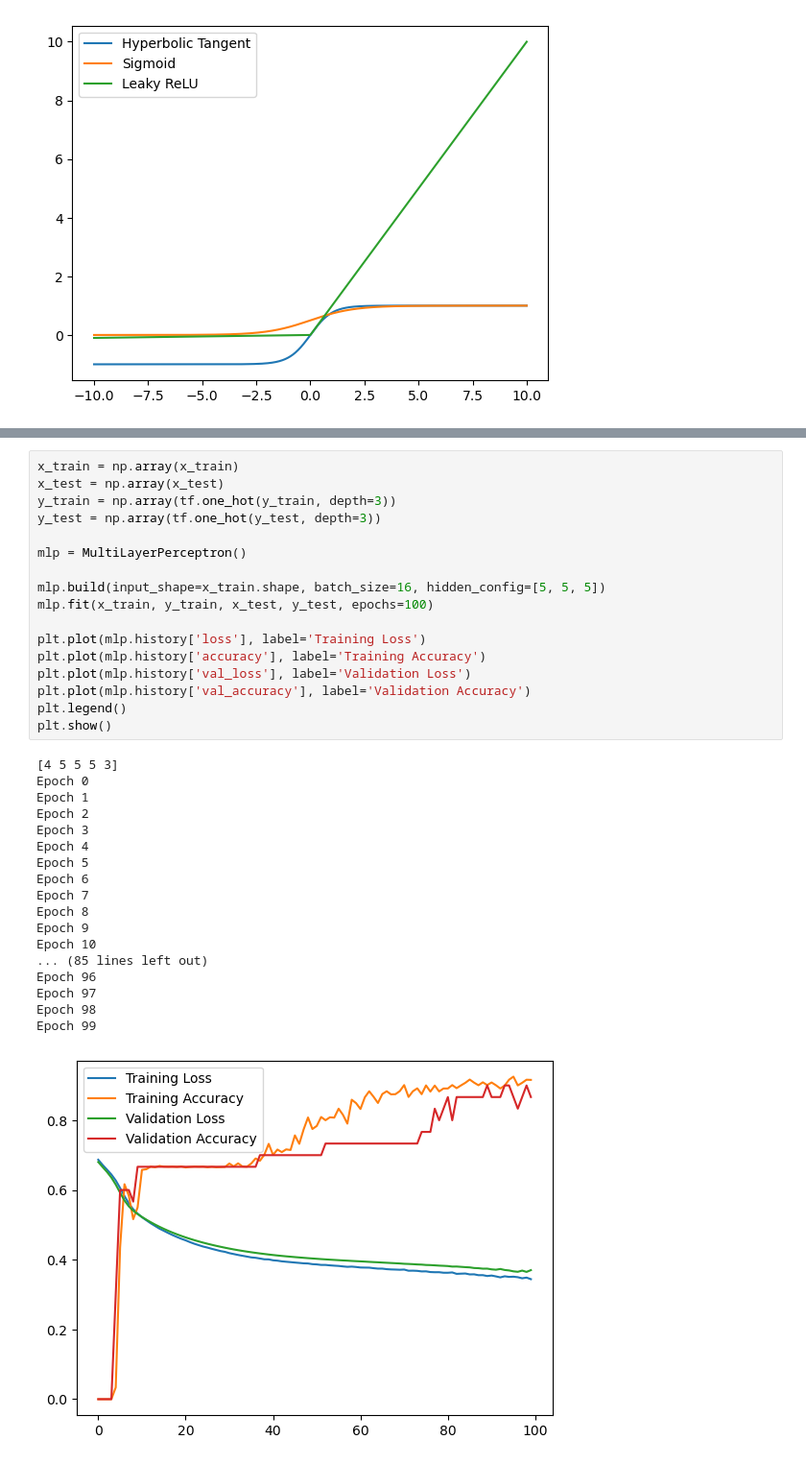
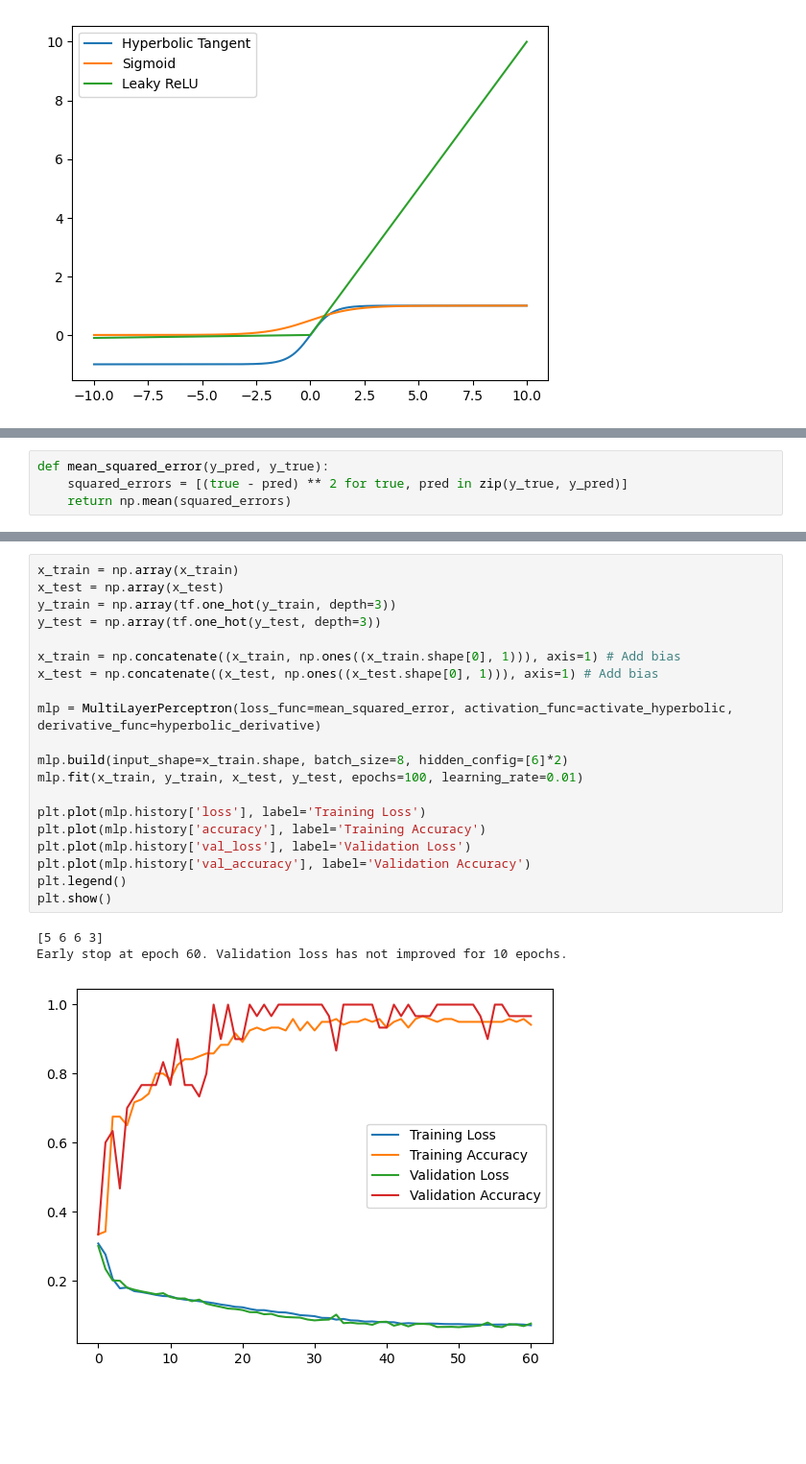
Before and after one commit to Jon-C-McLean/multilayer_perceptron, a Jupyter notebook: assign3.ipynb, the cells around one changed output, grey strips where cells are left out. Shown at 96% size. Cells and saved outputs as stored; diff of their text form; blank space fills up the shorter version.

Commit message:
Added l1 regu, random seed, early stop, and improved result metrics

```diff
--- a/assign3.ipynb
+++ b/assign3.ipynb
@@ -85,3 +83,7 @@ def binary_cross_entropy(y_pred, y_true):
+# %%
+def mean_squared_error(y_pred, y_true):
+    squared_errors = [(true - pred) ** 2 for true, pred in zip(y_true, y_pred)]
+    return np.mean(squared_errors)
 # %%
 import time
 
@@ -206,36 +244,24 @@ class MultiLayerPerceptron():
 # %%
 x_train = np.array(x_train)
 x_test = np.array(x_test)
 y_train = np.array(tf.one_hot(y_train, depth=3))
 y_test = np.array(tf.one_hot(y_test, depth=3))
 
-mlp = MultiLayerPerceptron()
+x_train = np.concatenate((x_train, np.ones((x_train.shape[0], 1))), axis=1) # Add bias
+x_test = np.concatenate((x_test, np.ones((x_test.shape[0], 1))), axis=1) # Add bias
 
-mlp.build(input_shape=x_train.shape, batch_size=16, hidden_config=[5, 5, 5])
-mlp.fit(x_train, y_train, x_test, y_test, epochs=100)
+mlp = MultiLayerPerceptron(loss_func=mean_squared_error, activation_func=activate_hyperbolic, derivative_func=hyperbolic_derivative)
+
+mlp.build(input_shape=x_train.shape, batch_size=8, hidden_config=[6]*2)
+mlp.fit(x_train, y_train, x_test, y_test, epochs=100, learning_rate=0.01)
 
 plt.plot(mlp.history['loss'], label='Training Loss')
 plt.plot(mlp.history['accuracy'], label='Training Accuracy')
 plt.plot(mlp.history['val_loss'], label='Validation Loss')
 plt.plot(mlp.history['val_accuracy'], label='Validation Accuracy')
 plt.legend()
 plt.show()
 # %% [output]
-[4 5 5 5 3]
-Epoch 0
-Epoch 1
-Epoch 2
-Epoch 3
-Epoch 4
-Epoch 5
-Epoch 6
-Epoch 7
-Epoch 8
-Epoch 9
-Epoch 10
-... (85 lines left out)
-Epoch 96
-Epoch 97
-Epoch 98
-Epoch 99
+[5 6 6 3]
+Early stop at epoch 60. Validation loss has not improved for 10 epochs.
-[figure, old version]
+[figure, new version]
```
Also changed, not shown: parts of 5 cells of this notebook.
